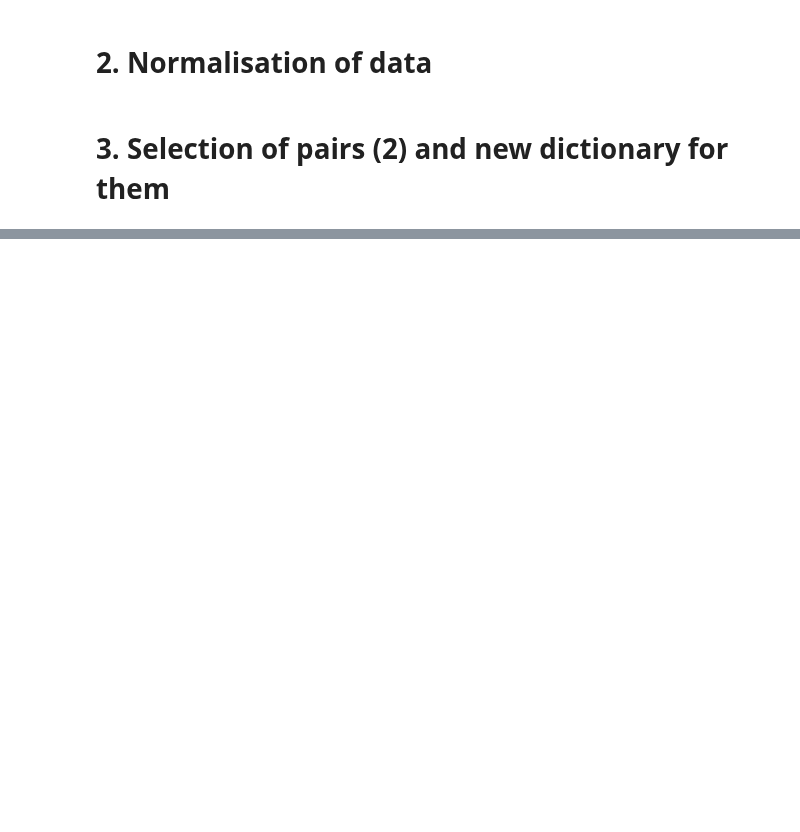
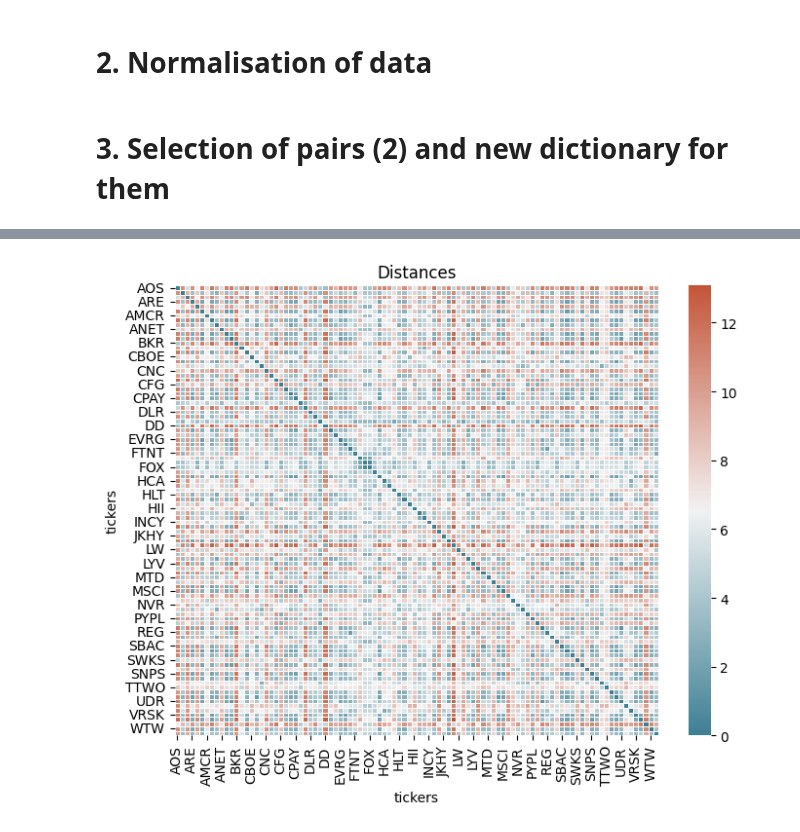
Before and after one commit to Antoinebattini/Pair_trading, a Jupyter notebook: Pair_Trading_Strategy_1.ipynb, the cells around one changed output, grey strips where cells are left out. Drawn from its saved outputs; the diff is of its cells as text; code cells hidden in the pictures; blank space fills up the shorter version.

```diff
--- a/Pair_Trading_Strategy_1.ipynb
+++ b/Pair_Trading_Strategy_1.ipynb
@@ -106,0 +128,5 @@ for sector in sector_list:
+# %%
+plots = Data_Visualization()
+plots.metric(distance, "Distances","tickers","tickers")
+# %% [output]
+[figure, added]
```
Also changed, not shown: parts of 17 cells of this notebook, 4 other files.
